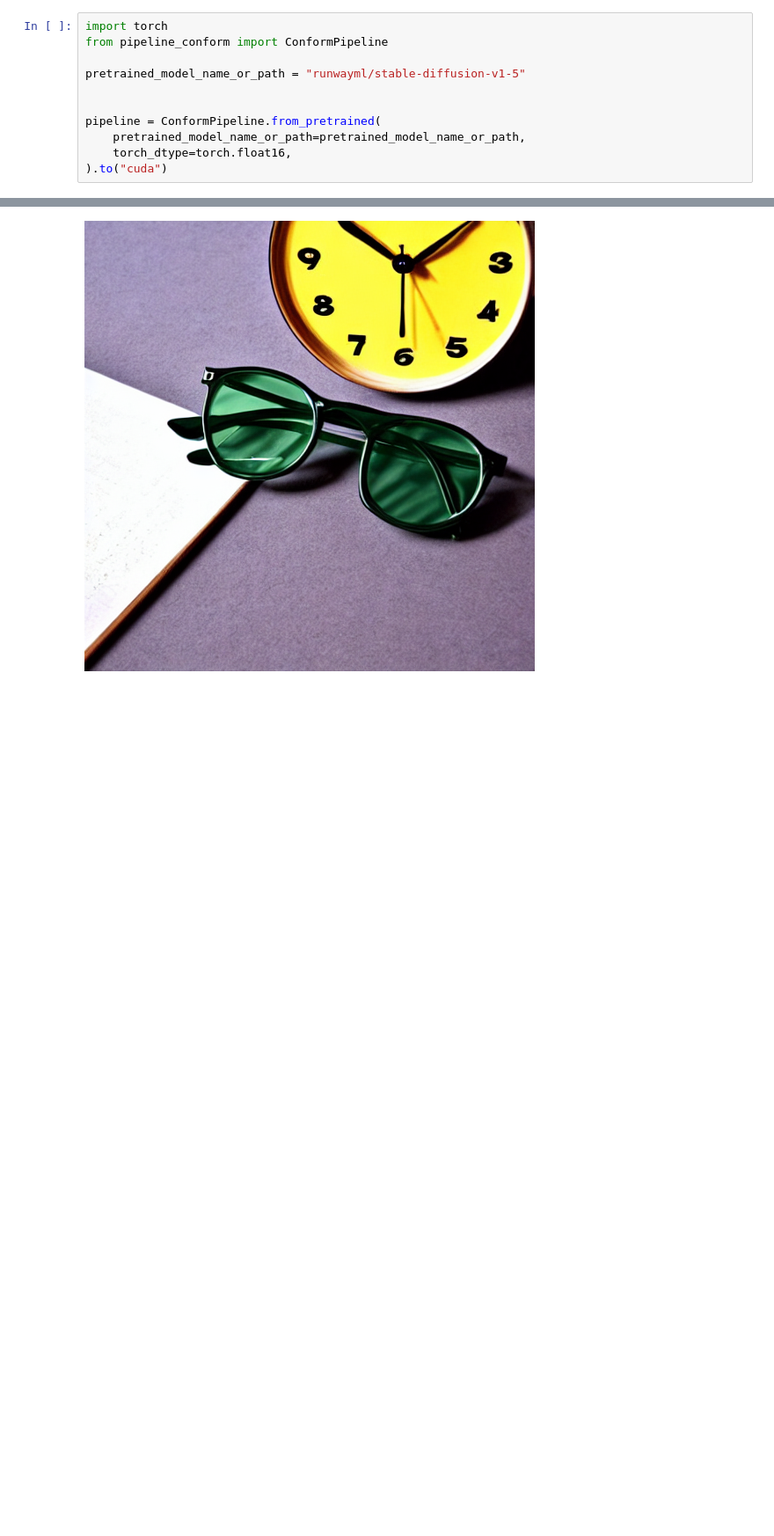
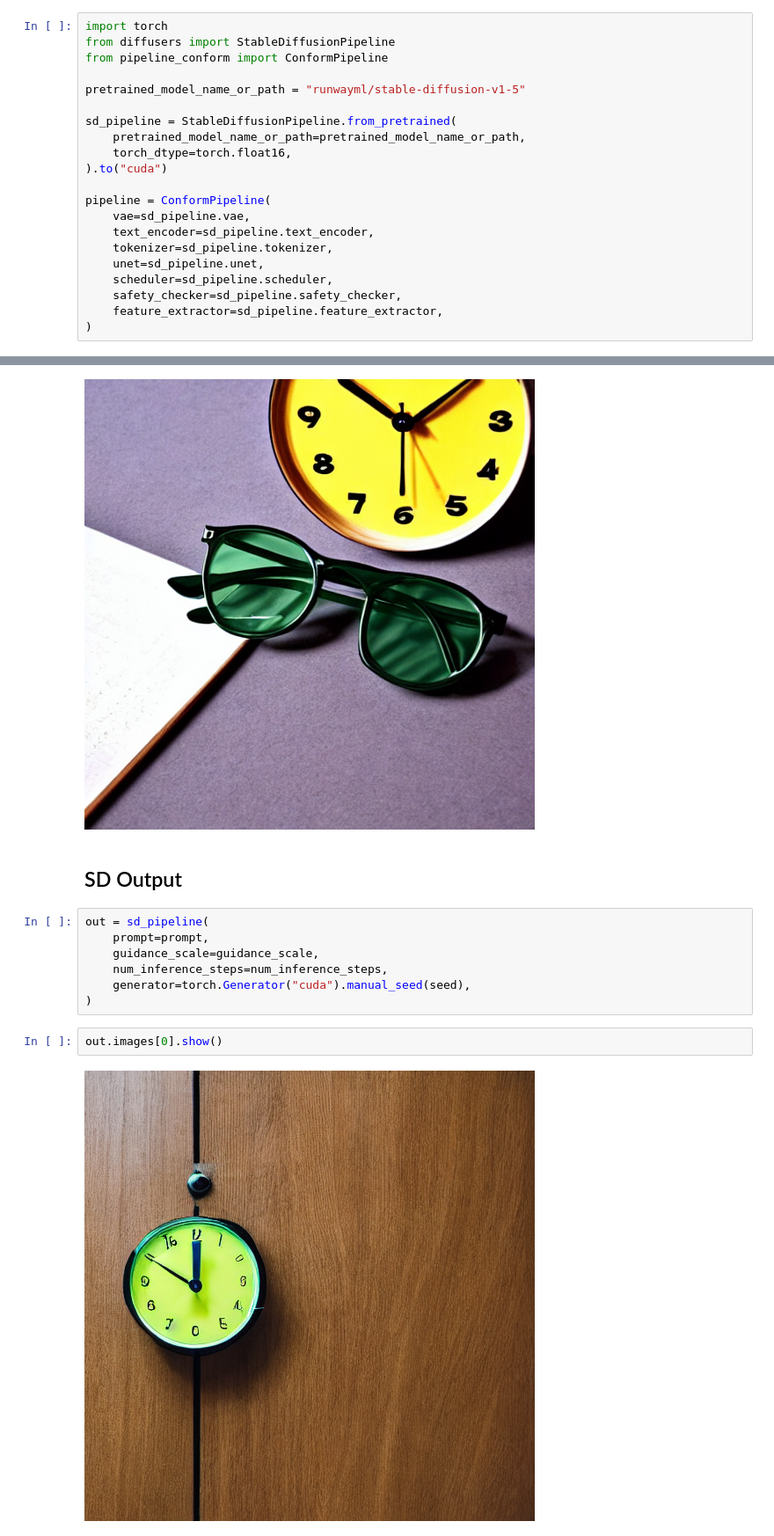
Before and after one commit to gemlab-vt/CONFORM, a Jupyter notebook: notebook.ipynb, the cells around one changed output, grey strips where cells are left out. Shown at 88% size. Cells and saved outputs as stored; diff of their text form; blank space fills up the shorter version.

Commit message:
add SD output to notebook

````diff
--- a/notebook.ipynb
+++ b/notebook.ipynb
@@ -5,15 +5,25 @@ sys.path.append('.')
 # Initialize Model
 # %%
 import torch
+from diffusers import StableDiffusionPipeline
 from pipeline_conform import ConformPipeline
 
 pretrained_model_name_or_path = "runwayml/stable-diffusion-v1-5"
 
-
-pipeline = ConformPipeline.from_pretrained(
+sd_pipeline = StableDiffusionPipeline.from_pretrained(
     pretrained_model_name_or_path=pretrained_model_name_or_path,
     torch_dtype=torch.float16,
 ).to("cuda")
+
+pipeline = ConformPipeline(
+    vae=sd_pipeline.vae,
+    text_encoder=sd_pipeline.text_encoder,
+    tokenizer=sd_pipeline.tokenizer,
+    unet=sd_pipeline.unet,
+    scheduler=sd_pipeline.scheduler,
+    safety_checker=sd_pipeline.safety_checker,
+    feature_extractor=sd_pipeline.feature_extractor,
+)
 # %% [output]
 Cannot initialize model with low cpu memory usage because `accelerate` was not found in the environment. Defaulting to `low_cpu_mem_usage=False`. It is strongly recommended to install `accelerate` for ...
 ```
@@ -90,3 +102,16 @@ images, attention_maps = pipeline(
 images[0].show()
 # %% [output]
 [figure]
+# %% [markdown]
+## SD Output
+# %%
+out = sd_pipeline(
+    prompt=prompt,
+    guidance_scale=guidance_scale,
+    num_inference_steps=num_inference_steps,
+    generator=torch.Generator("cuda").manual_seed(seed),
+)
+# %%
+out.images[0].show()
+# %% [output]
+[figure, added]
````
Also changed, not shown: parts of 1 cell of this notebook.
